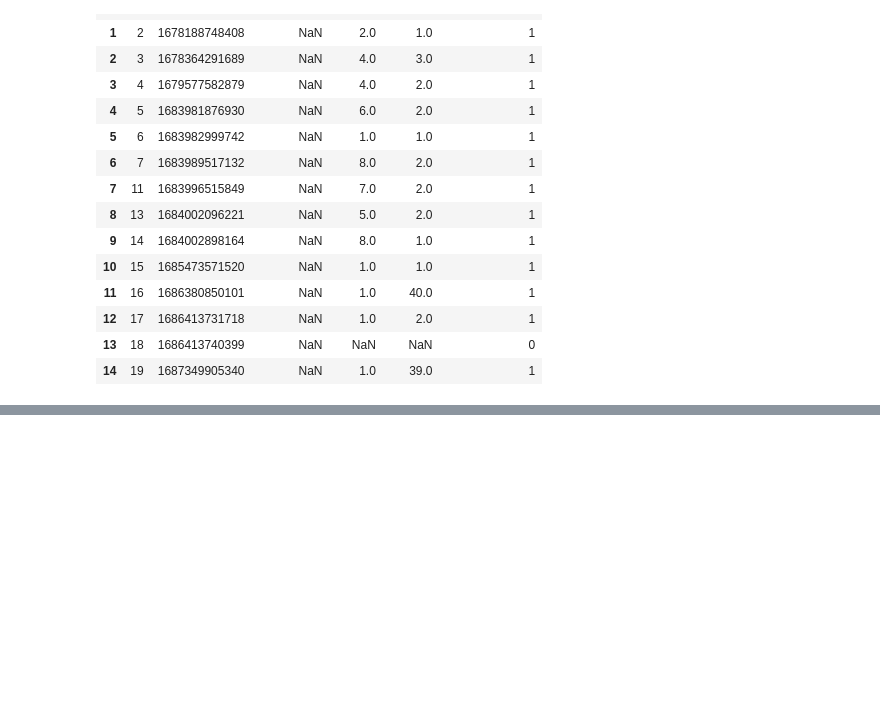
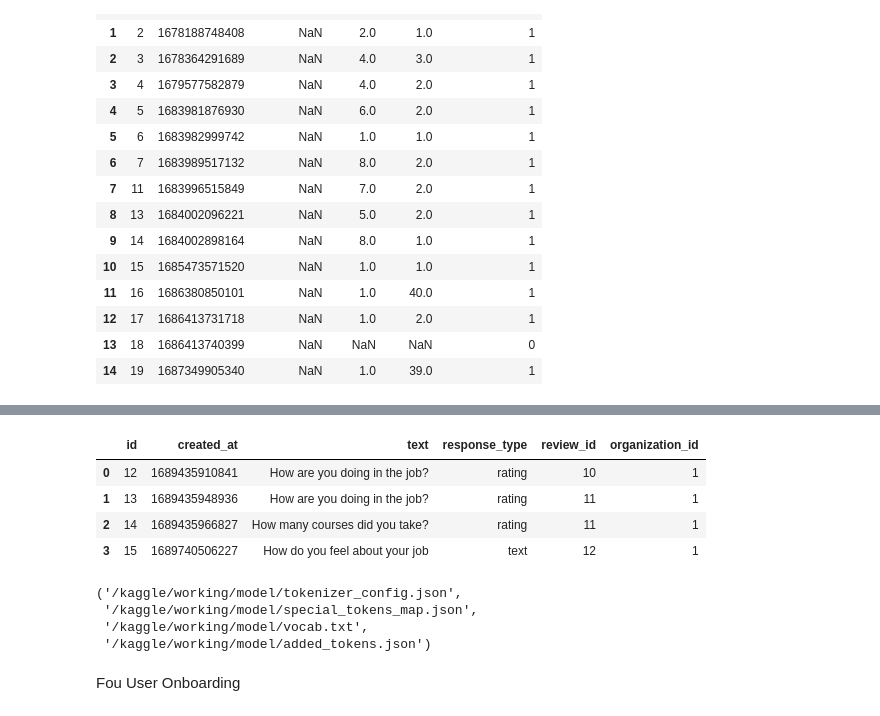
Before and after one commit to faruq2021/My-ML-MODEL-NOTEBOOKS, a Jupyter notebook: attainhelp.ipynb, the cells around one changed output, grey strips where cells are left out. Cells and saved outputs as stored; diff of their text form; code cells hidden in the pictures; blank space fills up the shorter version.

```diff
--- a/attainhelp.ipynb
+++ b/attainhelp.ipynb
@@ -178,0 +450,10 @@ tokenizer.save_pretrained(output_dir)
+# %%
+table=pd.read_csv("/kaggle/input/attaindb/dbo-ep_review_question-270-live.1690705733.csv")
+# %%
+table.head()
+# %% [output]
+|  | id | created_at | text | response_type | review_id | organization_id |
+| 0 | 12 | 1689435910841 | How are you doing in the job? | rating | 10 | 1 |
+| 1 | 13 | 1689435948936 | How are you doing in the job? | rating | 11 | 1 |
+| 2 | 14 | 1689435966827 | How many courses did you take? | rating | 11 | 1 |
+| 3 | 15 | 1689740506227 | How do you feel about your job | text | 12 | 1 |
@@ -178,0 +519,50 @@ tokenizer.save_pretrained(output_dir)
+# %%
+# Put the model in training mode
+model.train()
+
+# Training loop
+epochs = 3  # You can adjust the number of epochs
+for epoch in range(epochs):
+    for batch in train_dataloader:
+        # Extract inputs from the batch
+        input_ids = batch["input_ids"]
+        attention_mask = batch["attention_mask"]
+        token_type_ids = batch["token_type_ids"]
+        labels = batch["labels"]
+        numeric_values = batch["numeric_values"]
+        numeric_values_scale = batch["numeric_values_scale"]
+        #float_answer = batch["float_answer"]
+        batch_size = input_ids.shape[0]
+        dummy_float_answers = torch.zeros(batch_size, dtype=torch.float32)
+
+        # Zero the gradients
+        optimizer.zero_grad()
+
+        # Forward pass
+        outputs = model(
+            input_ids=input_ids,
+            attention_mask=attention_mask,
+            token_type_ids=token_type_ids,
+            labels=labels,
+            numeric_values=numeric_values,
+            numeric_values_scale=numeric_values_scale,
+            float_answer=dummy_float_answers,
+
+        )
+
+        # Compute loss and perform backward pass
+        loss = outputs.loss
+        loss.backward()
+        optimizer.step()
+
+
+output_dir = "/kaggle/working/model"  # Modify this path accordingly
+model.save_pretrained(output_dir)
+tokenizer.save_pretrained(output_dir)
+# %% [output]
+('/kaggle/working/model/tokenizer_config.json',
+ '/kaggle/working/model/special_tokens_map.json',
+ '/kaggle/working/model/vocab.txt',
+ '/kaggle/working/model/added_tokens.json')
+# %% [markdown]
+Fou User Onboarding
```
Also changed, not shown: parts of 40 cells of this notebook.
